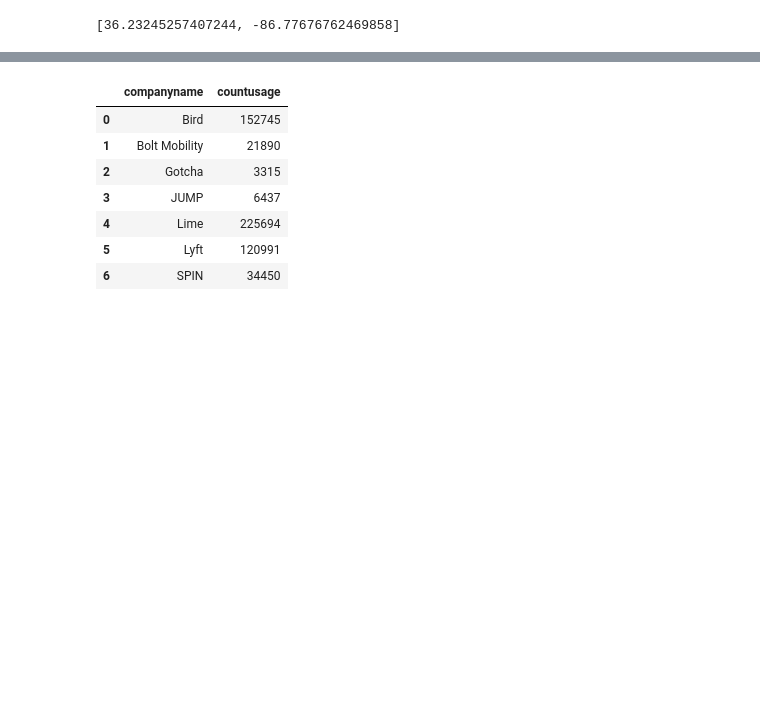
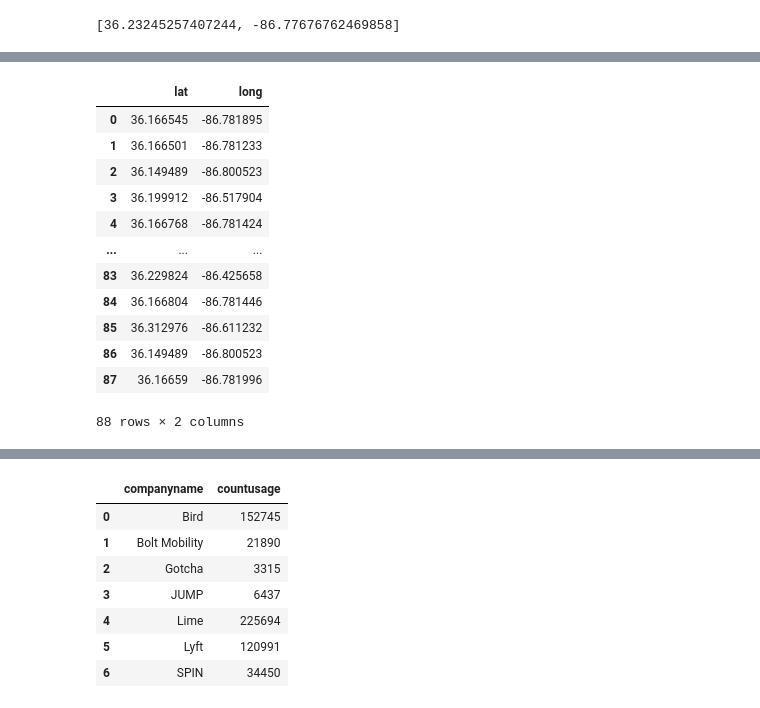
Before and after one commit to NSS-Data-Analytics-Cohort-10/scooters-group-1, a Jupyter notebook: Notebooks/Scooter.ipynb, the cells around one changed output, grey strips where cells are left out. Saved outputs shown, nothing was run; the diff lists cells and outputs as text; code cells hidden in the pictures; blank space fills up the shorter version.

```diff
--- a/Notebooks/Scooter.ipynb
+++ b/Notebooks/Scooter.ipynb
@@ -370,6 +370,25 @@ map_nashville = folium.Map(location = area_center, zoom_start = 12)
 map_nashville
 # %% [output]
 [interactive output not drawn]
+# %%
+Bus_Stops[['lat', 'long']] = Bus_Stops['Mapped Location'].str.strip('\(|\)')\
+                                                 .str.split(',', expand=True)
+# %%
+Bus_Stops[['lat', 'long']]
+# %% [output]
+|  | lat | long |
+| 0 | 36.166545 | -86.781895 |
+| 1 | 36.166501 | -86.781233 |
+| 2 | 36.149489 | -86.800523 |
+| 3 | 36.199912 | -86.517904 |
+| 4 | 36.166768 | -86.781424 |
+| ... | ... | ... |
+| 83 | 36.229824 | -86.425658 |
+| 84 | 36.166804 | -86.781446 |
+| 85 | 36.312976 | -86.611232 |
+| 86 | 36.149489 | -86.800523 |
+| 87 | 36.16659 | -86.781996 |
+88 rows × 2 columns
 # %%
 #import the cleaned data
 trips_clean = pd.read_csv('../data/trips_clean.csv')
```
